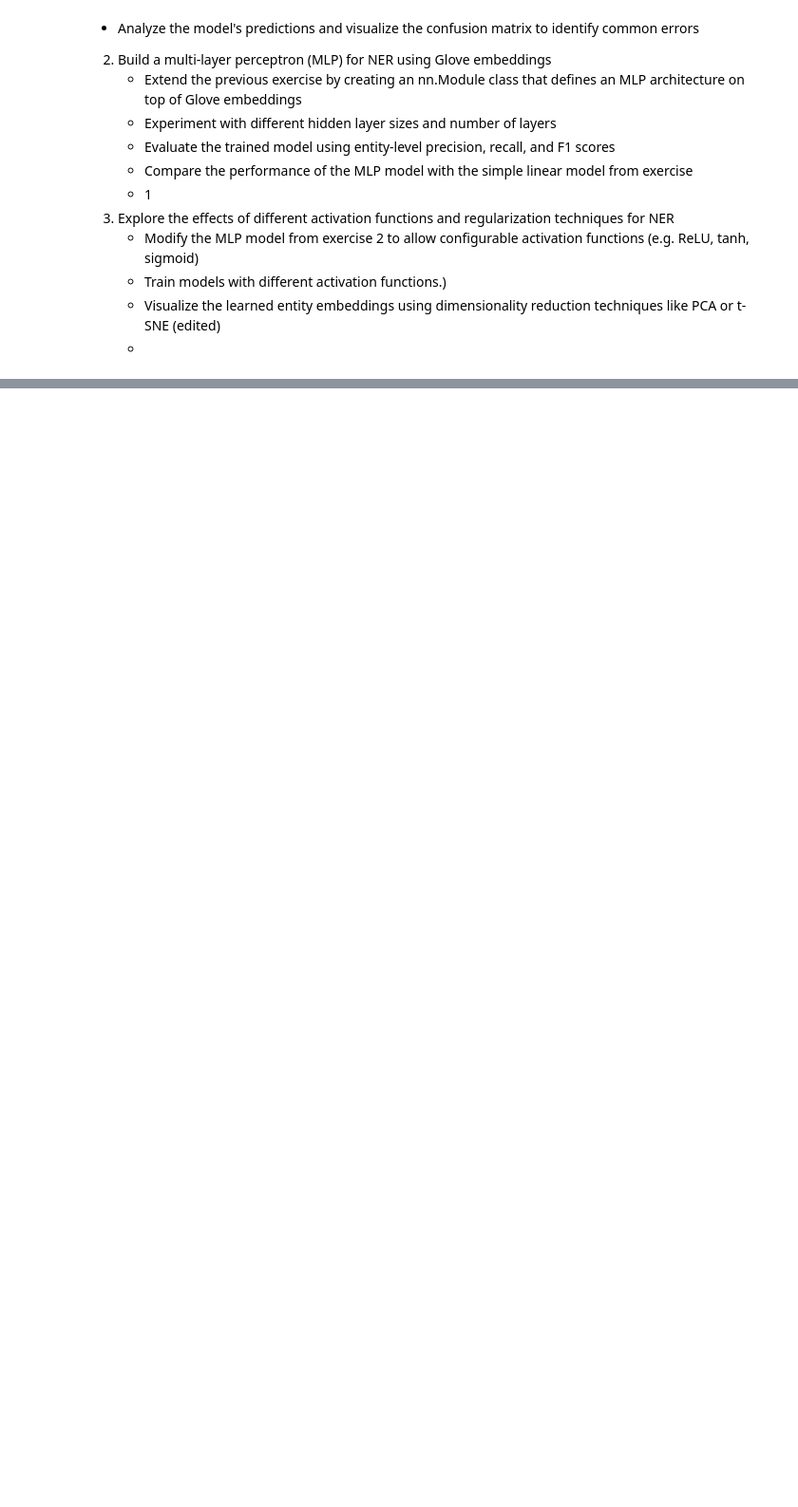
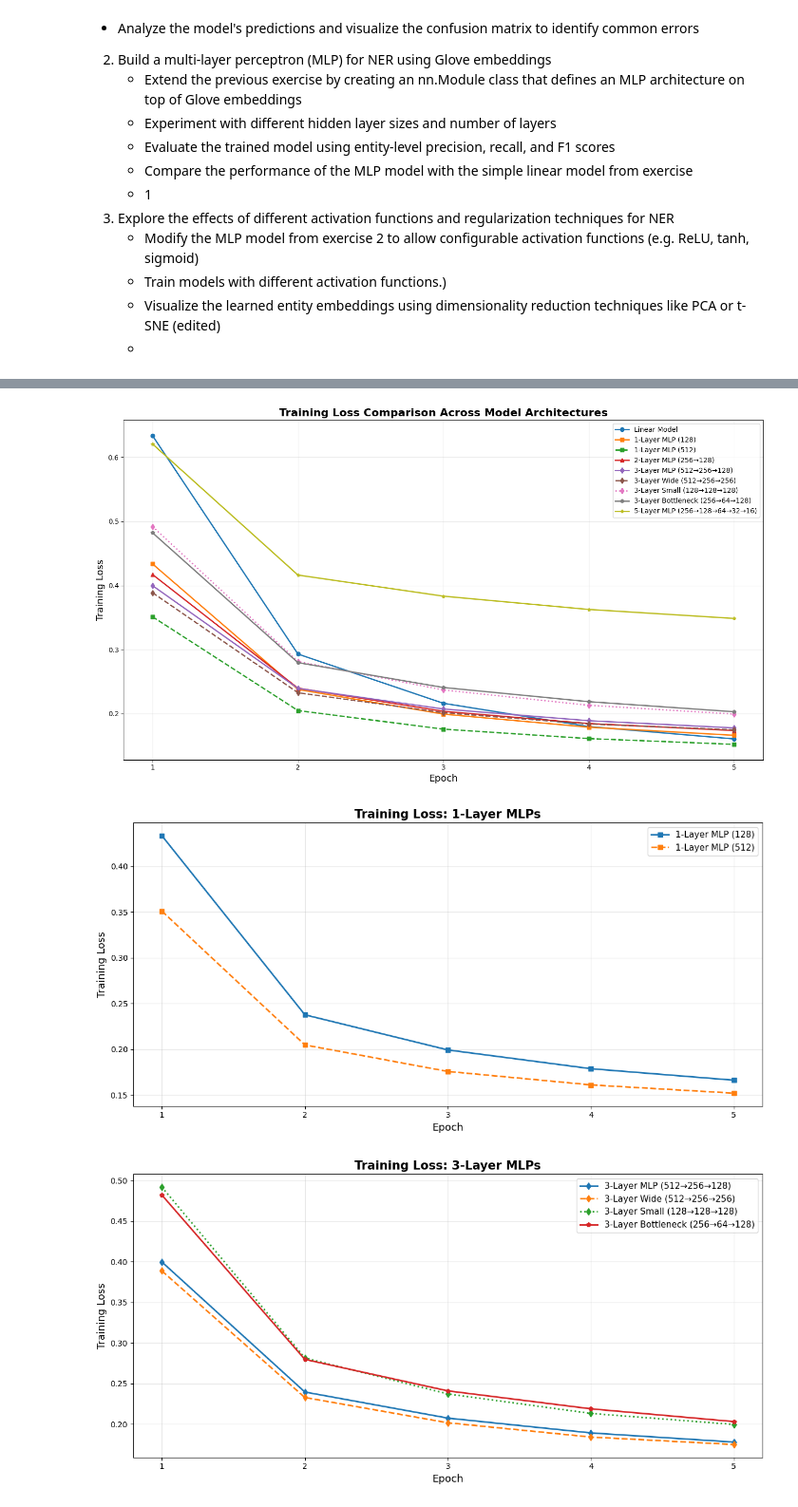
Before and after one commit to Jj-source/deepl_nlp, a Jupyter notebook: assignment1/hw1_NER_GloVe_updated.ipynb, the cells around one changed output, grey strips where cells are left out. Shown: that part at 95% size. Saved outputs shown, nothing was run; the diff lists cells and outputs as text; code cells hidden in the pictures; blank space fills up the shorter version.

```diff
--- a/assignment1/hw1_NER_GloVe_updated.ipynb
+++ b/assignment1/hw1_NER_GloVe_updated.ipynb
@@ -871,0 +1243,70 @@ TypeError: classification_report() got an unexpected keyword argument 'target_na
+# %%
+# Visualize training loss for all models
+plt.figure(figsize=(14, 8))
+
+# Plot each model's training loss
+plt.plot(range(1, num_epochs + 1), linear_epochs, marker='o', label='Linear Model', linewidth=2)
+plt.plot(range(1, num_epochs + 1), mlp_onelayer_epochs, marker='s', label='1-Layer MLP (128)', linewidth=2)
+plt.plot(range(1, num_epochs + 1), mlp_onelayer_wide_epochs, marker='s', label='1-Layer MLP (512)', linewidth=2, linestyle='--')
+plt.plot(range(1, num_epochs + 1), mlp_2layer_epochs, marker='^', label='2-Layer MLP (256→128)', linewidth=2)
+plt.plot(range(1, num_epochs + 1), mlp_3layer_epochs, marker='d', label='3-Layer MLP (512→256→128)', linewidth=2)
+plt.plot(range(1, num_epochs + 1), mlp_3layer_wide_epochs, marker='d', label='3-Layer Wide (512→256→256)', linewidth=2, linestyle='--')
+plt.plot(range(1, num_epochs + 1), mlp_3layer_small_epochs, marker='d', label='3-Layer Small (128→128→128)', linewidth=2, linestyle=':')
+plt.plot(range(1, num_epochs + 1), mlp_3layer_bottleneck_epochs, marker='p', label='3-Layer Bottleneck (256→64→128)', linewidth=2)
+plt.plot(range(1, num_epochs + 1), mlp_5layers_epochs, marker='*', label='5-Layer MLP (256→128→64→32→16)', linewidth=2)
+
+plt.xlabel('Epoch', fontsize=14)
+plt.ylabel('Training Loss', fontsize=14)
+plt.title('Training Loss Comparison Across Model Architectures', fontsize=16, fontweight='bold')
+plt.legend(loc='best', fontsize=10)
+plt.grid(True, alpha=0.3)
+plt.xticks(range(1, num_epochs + 1))
+plt.tight_layout()
+plt.show()
+
+# Separate plots focusing on models with same amount of layers
+# 1-Layer MLPs
+plt.figure(figsize=(12, 6))
+plt.plot(range(1, num_epochs + 1), mlp_onelayer_epochs, marker='s', label='1-Layer MLP (128)', linewidth=2)
+plt.plot(range(1, num_epochs + 1), mlp_onelayer_wide_epochs, marker='s', label='1-Layer MLP (512)', linewidth=2, linestyle='--')
+plt.xlabel('Epoch', fontsize=13)
+plt.ylabel('Training Loss', fontsize=13)
+plt.title('Training Loss: 1-Layer MLPs', fontsize=15, fontweight='bold')
+plt.legend(fontsize=11)
+plt.grid(True, alpha=0.3)
+plt.xticks(range(1, num_epochs + 1))
+plt.tight_layout()
+plt.show()
+
+# 3-Layer MLPs
+plt.figure(figsize=(12, 6))
+plt.plot(range(1, num_epochs + 1), mlp_3layer_epochs, marker='d', label='3-Layer MLP (512→256→128)', linewidth=2)
+plt.plot(range(1, num_epochs + 1), mlp_3layer_wide_epochs, marker='d', label='3-Layer Wide (512→256→256)', linewidth=2, linestyle='--')
+plt.plot(range(1, num_epochs + 1), mlp_3layer_small_epochs, marker='d', label='3-Layer Small (128→128→128)', linewidth=2, linestyle=':')
+plt.plot(range(1, num_epochs + 1), mlp_3layer_bottleneck_epochs, marker='p', label='3-Layer Bottleneck (256→64→128)', linewidth=2)
+plt.xlabel('Epoch', fontsize=13)
+plt.ylabel('Training Loss', fontsize=13)
+plt.title('Training Loss: 3-Layer MLPs', fontsize=15, fontweight='bold')
+plt.legend(fontsize=11)
+plt.grid(True, alpha=0.3)
+plt.xticks(range(1, num_epochs + 1))
+plt.tight_layout()
+plt.show()
+
+# Print final losses for comparison
+print("\n" + "=" * 60)
+print("Final Training Loss (Epoch 5)")
+print("=" * 60)
+print(f"Linear Model:                {linear_epochs[-1]:.4f}")
+print(f"1-Layer MLP (128):           {mlp_onelayer_epochs[-1]:.4f}")
+print(f"1-Layer MLP (512):           {mlp_onelayer_wide_epochs[-1]:.4f}")
+print(f"2-Layer MLP (256→128):       {mlp_2layer_epochs[-1]:.4f}")
+print(f"3-Layer MLP (512→256→128):   {mlp_3layer_epochs[-1]:.4f}")
+print(f"3-Layer Wide (512→256→256):  {mlp_3layer_wide_epochs[-1]:.4f}")
+print(f"3-Layer Small (128³):        {mlp_3layer_small_epochs[-1]:.4f}")
+print(f"3-Layer Bottleneck:          {mlp_3layer_bottleneck_epochs[-1]:.4f}")
+print(f"5-Layer MLP:                 {mlp_5layers_epochs[-1]:.4f}")
+# %% [output]
+[figure, added]
+[figure, added]
+[figure, added]
```
Also changed, not shown: parts of 24 cells of this notebook.
